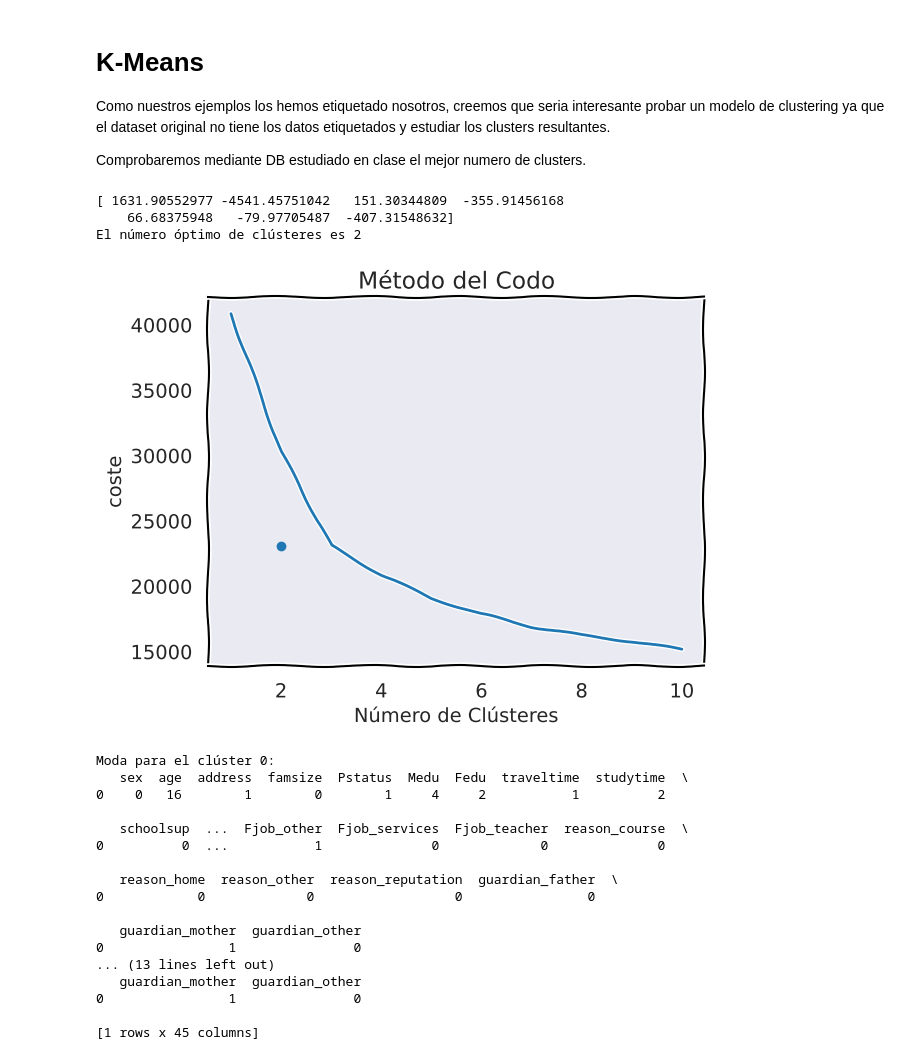
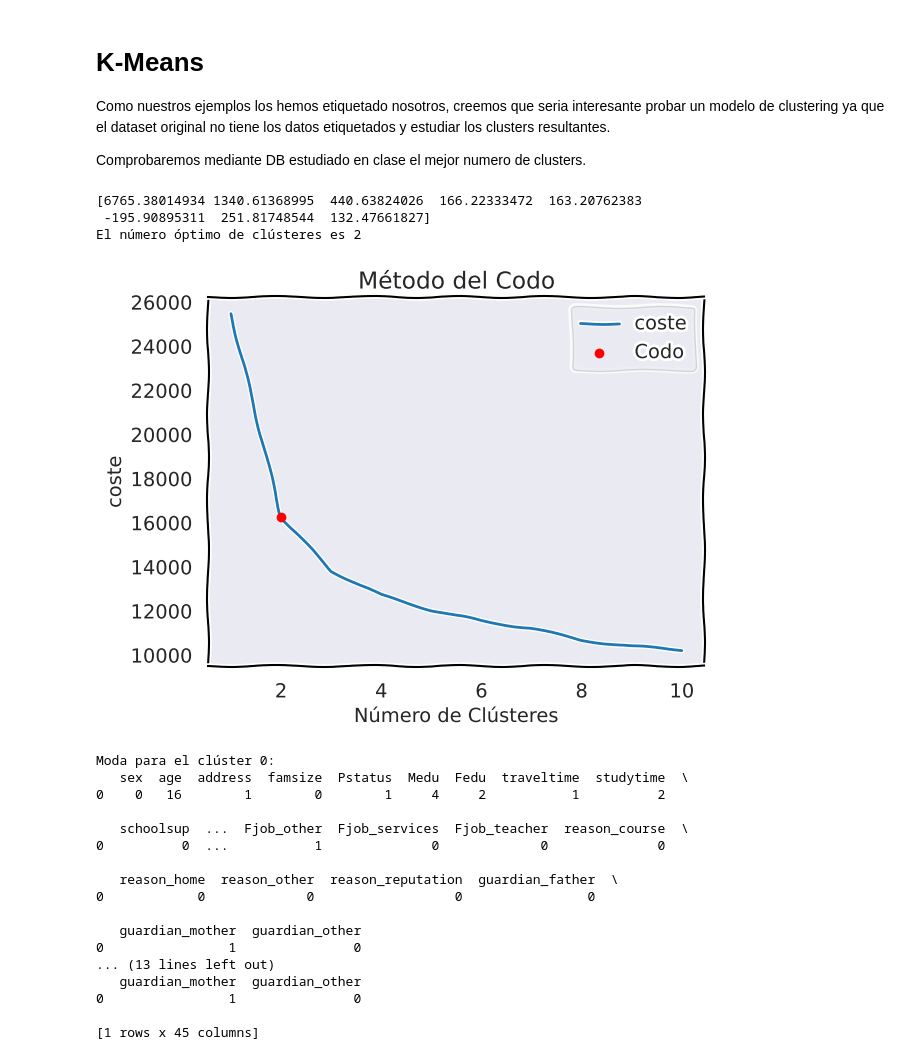
Before and after one commit to WADEBER/Trabajo-Aprendizaje, a Jupyter notebook: alcoholism.ipynb, the cells around one changed output. Cells and saved outputs as stored; diff of their text form; code cells hidden in the pictures.

```diff
--- a/alcoholism.ipynb
+++ b/alcoholism.ipynb
@@ -676,10 +689,11 @@ def grafica_precision(grid_search_adaboost):
     # Crear una lista con el número de estimadores
     n_estimators = list(range(1, 30))
     with plt.xkcd():
-        plt.plot(n_estimators, mean_test_scores, marker='o')
+        plt.plot(n_estimators, mean_test_scores, marker='o', label = "accuracy")
         plt.title('Precisión en Entrenamiento K-Fold vs Número de Clasificadores')
         plt.xlabel('Número de Clasificadores')
         plt.ylabel('Precisión en Validación')
+        plt.legend()
         plt.grid(True)
         plt.show()
 # %% [markdown]
@@ -923,6 +961,12 @@ El modelo con mayor accuracy es:  ('Adaboost', 0.78125)
 Como nuestros ejemplos los hemos etiquetado nosotros, creemos que seria interesante probar un modelo de clustering ya que el dataset original no tiene los datos etiquetados y estudiar los clusters resultantes.
 
 Comprobaremos mediante DB estudiado en clase el mejor numero de clusters.
+# %%
+# Lista de columnas a eliminar
+columnas_a_eliminar = ['Calificacion', 'G1', 'G2', 'Media_G1_G2']
+
+# Eliminar las columnas del DataFrame
+df_sin_columnas = df.drop(columnas_a_eliminar, axis=1)
 # %%
 nombres = ['Adaboost', 'RedNeuronal', 'RegresionLogistica']
 
@@ -937,50 +981,51 @@ coste = []  # Within-Cluster-Sum-of-Squares
 
 for i in range(1, 11):
     kmeans = KMeans(n_clusters=i, init='k-means++', max_iter=300, n_init=10, random_state=0)
-    kmeans.fit(df)
+    kmeans.fit(df_sin_columnas)
     coste.append(kmeans.inertia_)
 
 with plt.xkcd():
-    # Graficar el método del codo
-    plt.plot(range(1, 11), coste)
-    plt.title('Método del Codo')
-    plt.xlabel('Número de Clústeres')
-    plt.ylabel('coste')  # Within-Cluster-Sum-of-Squares
-
     # Elegir el número óptimo de clústeres basado en el gráfico del codo
     # En este caso, observa el punto donde la disminución en WCSS se desacelera significativamente
     # y selecciona ese número como el número óptimo de clústeres
 
     # Aplicar K-means con el número óptimo de clústeres
     # Calcular la primera y segunda derivada de los costes
     first_derivative = np.diff(coste)
-    second_derivative = np.diff(coste,3)
+    second_derivative = np.diff(first_derivative)
     print(second_derivative)
 
     # El número óptimo de clústeres es donde la segunda derivada es la más grande (el "codo")
     optimal_clusters = np.argmax(second_derivative) + 2  # +2 porque el índice comienza en 0 y estamos usando la segunda derivada
     print(f"El número óptimo de clústeres es {optimal_clusters}")
 
-    plt.scatter(optimal_clusters,coste [optimal_clusters])
+    # Marcar el punto óptimo en el gráfico
+    plt.scatter(optimal_clusters, coste[optimal_clusters - 1], color='red', label='Codo', zorder=10)
+    # Graficar el método del codo
+    plt.plot(range(1, 11), coste, label = "coste")
+    plt.title('Método del Codo')
+    plt.xlabel('Número de Clústeres')
+    plt.ylabel('coste')  # Within-Cluster-Sum-of-Squares
+    plt.legend()
     plt.show()
 
 # Aplicar K-means con el número óptimo de clústeres
 kmeans = KMeans(n_clusters=optimal_clusters, init='k-means++', max_iter=300, n_init=10, random_state=0)
 y_kmeans = kmeans.fit_predict(df)
 
 # Añadir la asignación de clústeres al DataFrame original
 df_clustered = df.copy()
 df_clustered['Cluster'] = y_kmeans
 
 # Calcular y mostrar la moda de cada atributo para cada clúster
 for cluster in range(optimal_clusters):
     print(f"\nModa para el clúster {cluster}:")
     print(df_clustered[df_clustered['Cluster'] == cluster].mode().drop('Cluster', axis=1).head(1))
 # %% [output]
-[ 1631.90552977 -4541.45751042   151.30344809  -355.91456168
-    66.68375948   -79.97705487  -407.31548632]
+[6765.38014934 1340.61368995  440.63824026  166.22333472  163.20762383
+ -195.90895311  251.81748544  132.47661827]
 El número óptimo de clústeres es 2
-[figure, old version]
+[figure, new version]
 Moda para el clúster 0:
    sex  age  address  famsize  Pstatus  Medu  Fedu  traveltime  studytime  \
 0    0   16        1        0        1     4     2           1          2
```
Also changed, not shown: parts of 11 cells of this notebook.
